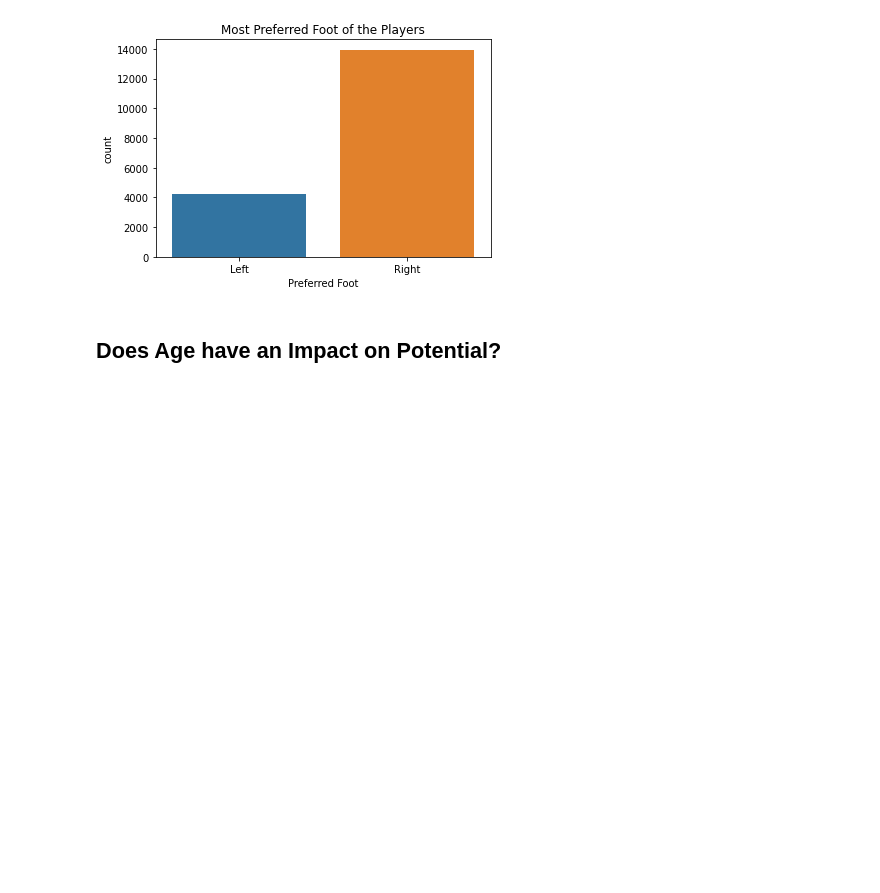
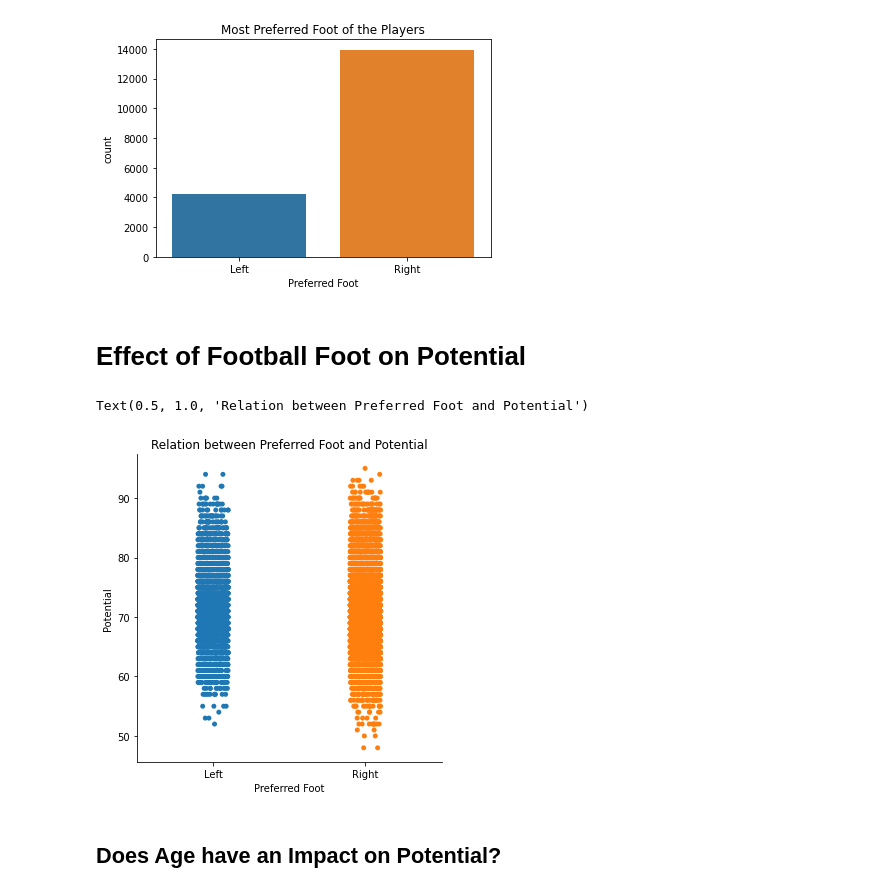
Before and after one commit to Dhanush1014/Simple-Analysis-On-FIFA-19, a Jupyter notebook: FIFA 2019 Linear Regression.ipynb, the cells around one changed output. Cells and saved outputs as stored; diff of their text form; code cells hidden in the pictures; blank space fills up the shorter version.

Commit message:
feat: more visualization

```diff
--- a/FIFA 2019 Linear Regression.ipynb
+++ b/FIFA 2019 Linear Regression.ipynb
@@ -119,6 +119,14 @@ plt.title('Most Preferred Foot of the Players')
 # %% [output]
 Text(0.5, 1.0, 'Most Preferred Foot of the Players')
 [figure]
+# %% [markdown]
+# Effect of Football Foot on Potential
+# %%
+ax = sns.catplot(x="Preferred Foot",y="Potential",data=data)
+plt.title("Relation between Preferred Foot and Potential")
+# %% [output]
+Text(0.5, 1.0, 'Relation between Preferred Foot and Potential')
+[figure, added]
 # %% [markdown]
 ## Does Age have an Impact on Potential?
 # %%
```
Also changed, not shown: parts of 5 cells of this notebook.
